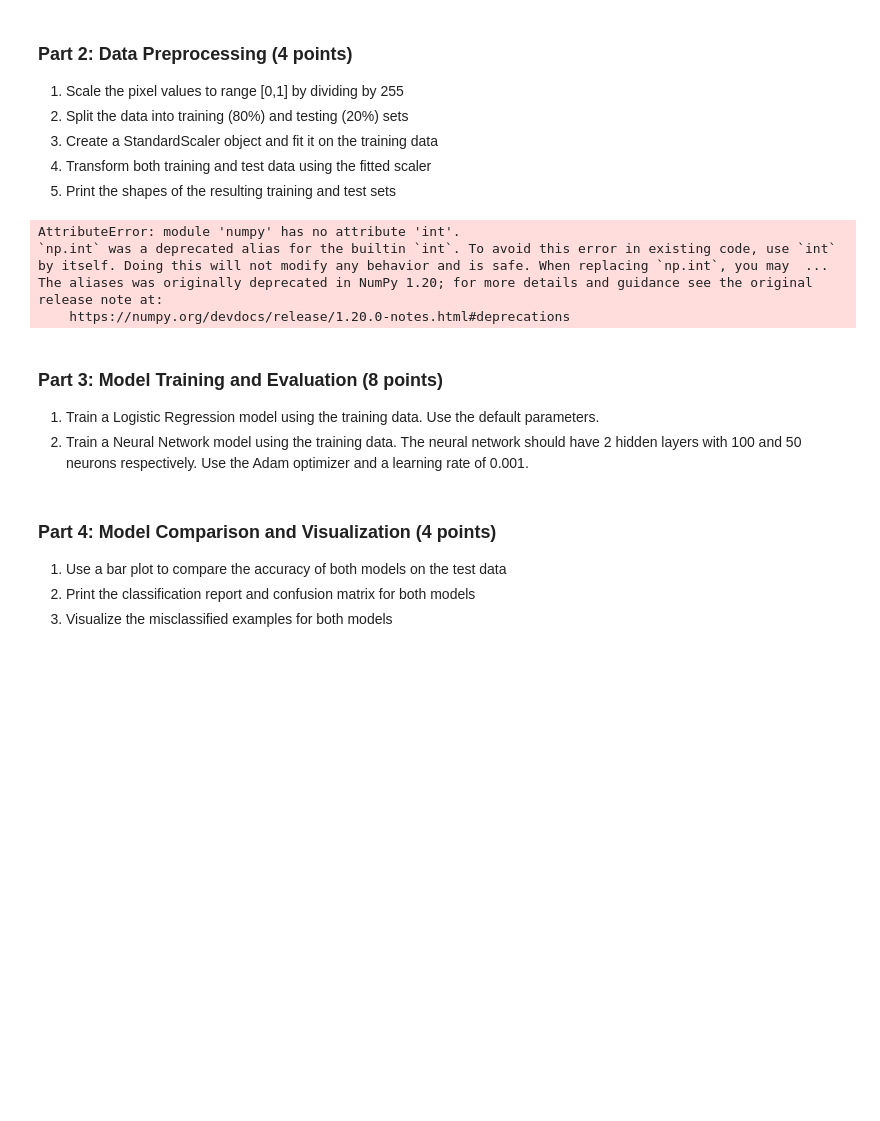
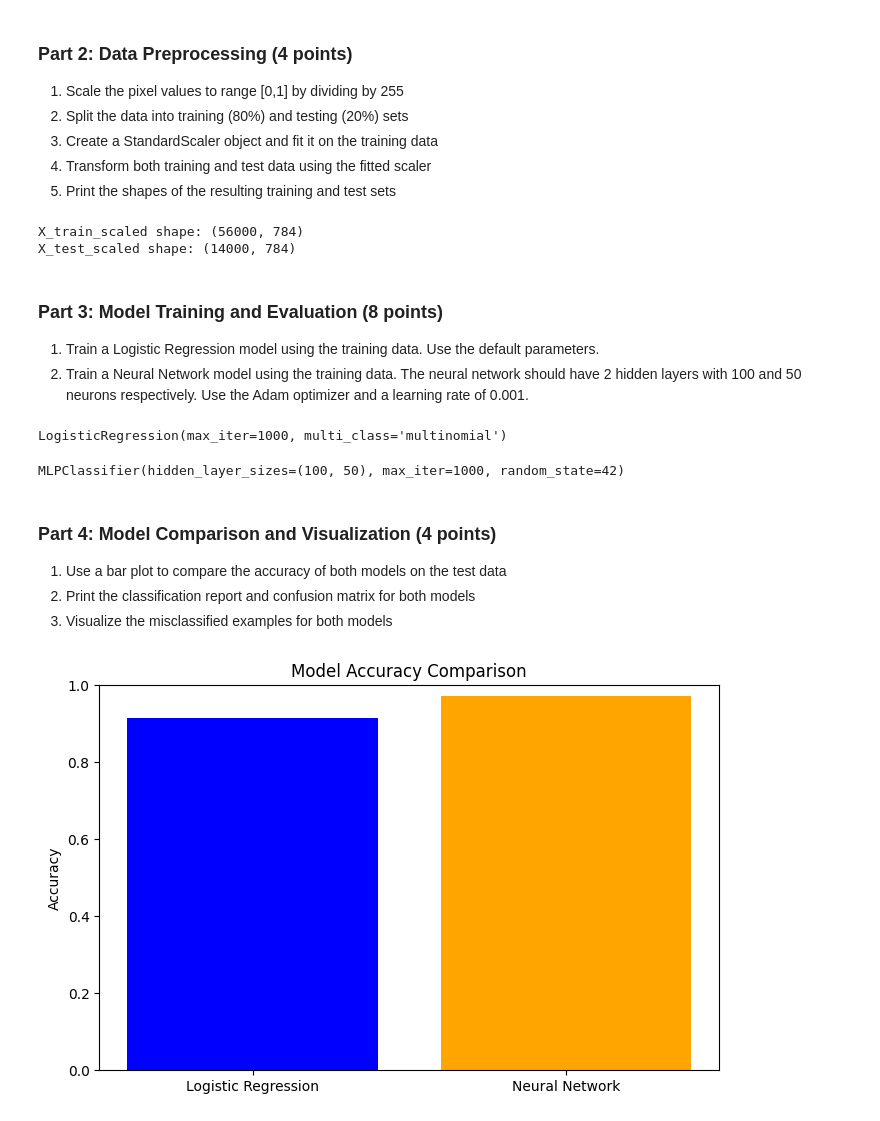
Before and after one commit to lia-ang/BME3053C-Spring-2025, a Jupyter notebook: lessons-solved/homework/HW8_supervised_homework_ALiang.ipynb, the cells around one changed output. Saved outputs shown, nothing was run; the diff lists cells and outputs as text; code cells hidden in the pictures; blank space fills up the shorter version.

```diff
--- a/lessons-solved/homework/HW8_supervised_homework_ALiang.ipynb
+++ b/lessons-solved/homework/HW8_supervised_homework_ALiang.ipynb
@@ -68,7 +68,7 @@ plot_digits(mnist.data.values, mnist.target.values, n=10)
 # Provide your code for part 2 here
 #scale pixels to [0, 1]
 X = mnist.data / 255.0
-y = mnist.target.astype(np.int)
+y = mnist.target.astype(int)
 #split dataset into training and testing sets
 X_train, X_test, y_train, y_test = train_test_split(X, y, test_size=0.2, random_state=42)
 #create StandardScaler object and fit to training data
@@ -81,13 +81,16 @@ X_test_scaled = scaler.transform(X_test)
 print("X_train_scaled shape:", X_train_scaled.shape)
 print("X_test_scaled shape:", X_test_scaled.shape)
 # %% [output]
-AttributeError: module 'numpy' has no attribute 'int'.
-`np.int` was a deprecated alias for the builtin `int`. To avoid this error in existing code, use `int` by itself. Doing this will not modify any behavior and is safe. When replacing `np.int`, you may  ...
-The aliases was originally deprecated in NumPy 1.20; for more details and guidance see the original release note at:
-    https://numpy.org/devdocs/release/1.20.0-notes.html#deprecations
+X_train_scaled shape: (56000, 784)
+X_test_scaled shape: (14000, 784)
 # %% [markdown]
 ### Part 3: Model Training and Evaluation (8 points)
 1. Train a Logistic Regression model using the training data. Use the default parameters.
 2. Train a Neural Network model using the training data. The neural network should have 2 hidden layers with 100 and 50 neurons respectively. Use the Adam optimizer and a learning rate of 0.001.
 # %%
 # Provide your code for part 3-1 here
+#train a logistic regression model using default parameters
+log_reg = LogisticRegression(max_iter=1000, solver='lbfgs', multi_class='auto')
+log_reg.fit(X_train_scaled, y_train)
+# %% [output]
+LogisticRegression(max_iter=1000, multi_class='multinomial')
@@ -96,3 +97,11 @@ The aliases was originally deprecated in NumPy 1.20; for more details and guidan
+# %%
+# Provide your code for part 3-2 here
+#train neural network model using training data. 2 hidden layers with 100 neurons and 50 neurons.
+#Use Adam optimizer and learning rate of 0.001
+nn_model = MLPClassifier(hidden_layer_sizes=(100, 50), activation='relu', solver='adam', learning_rate_init=0.001, max_iter=1000, random_state=42)
+nn_model.fit(X_train_scaled, y_train)
+# %% [output]
+MLPClassifier(hidden_layer_sizes=(100, 50), max_iter=1000, random_state=42)
 # %% [markdown]
 ### Part 4: Model Comparison and Visualization (4 points)
 1. Use a bar plot to compare the accuracy of both models on the test data
@@ -106,0 +110,16 @@ The aliases was originally deprecated in NumPy 1.20; for more details and guidan
+# %%
+# Provide your code for part 4-1 here
+#Use bar plot to compare accuracy of both models
+log_reg_pred = log_reg.predict(X_test_scaled)
+nn_pred = nn_model.predict(X_test_scaled)
+log_reg_accuracy = accuracy_score(y_test, log_reg_pred)
+nn_accuracy = accuracy_score(y_test, nn_pred)
+# Create a bar plot
+plt.figure(figsize=(8, 5))
+plt.bar(['Logistic Regression', 'Neural Network'], [log_reg_accuracy, nn_accuracy], color=['blue', 'orange'])
+plt.ylabel('Accuracy')
+plt.title('Model Accuracy Comparison')
+plt.ylim(0, 1)
+plt.show()
+# %% [output]
+[figure, added]
```
Also changed, not shown: parts of 6 cells of this notebook.
